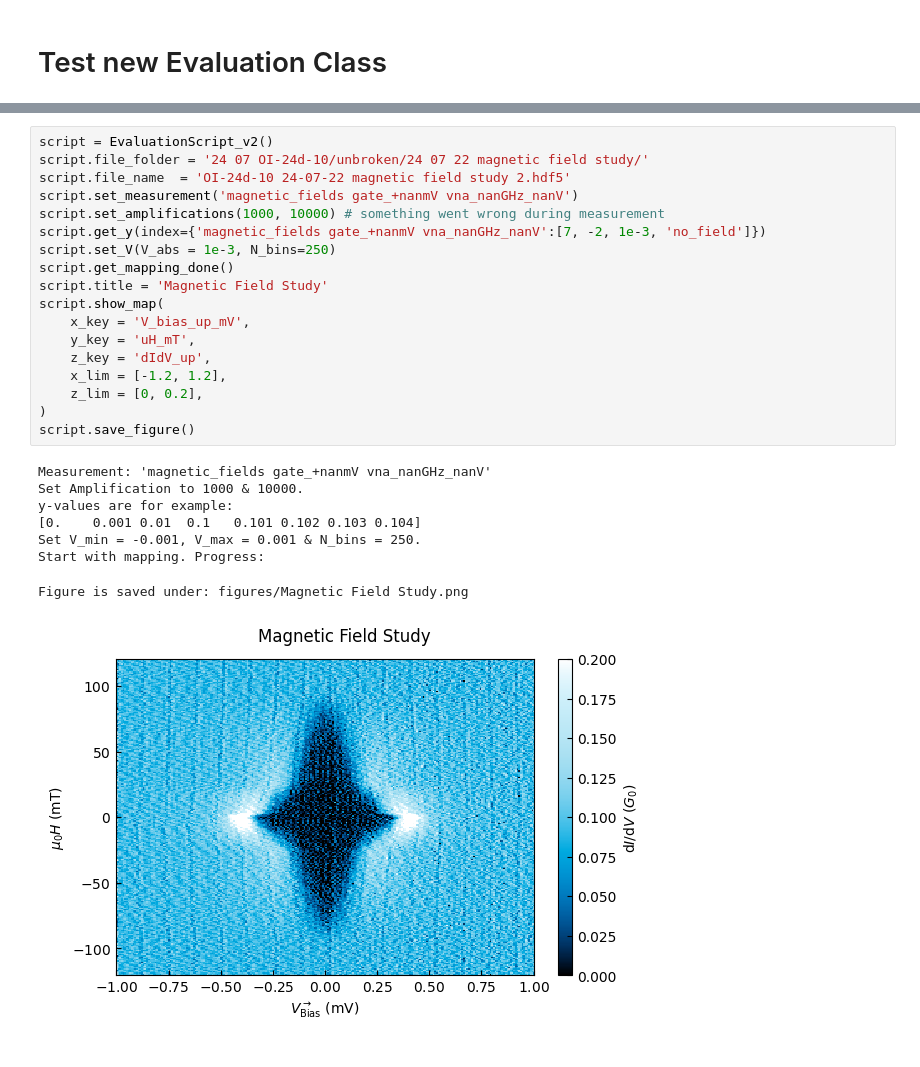
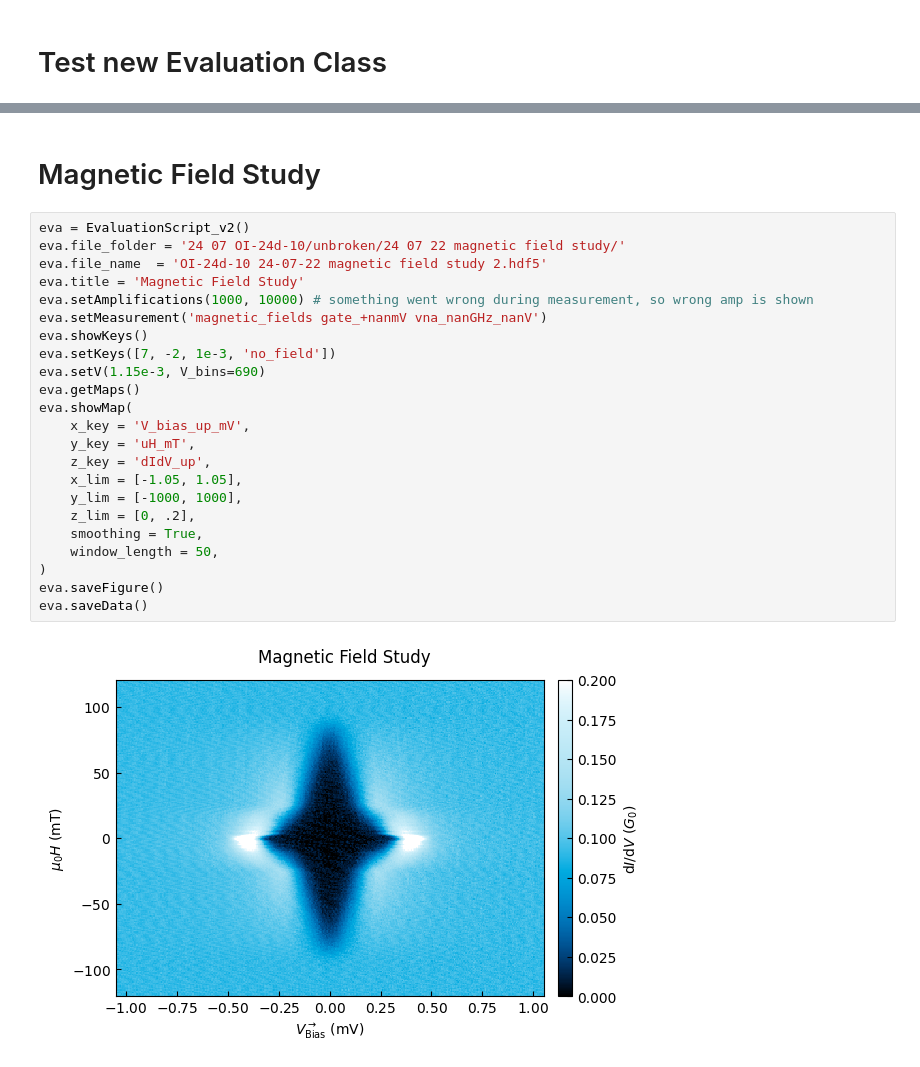
Before and after one commit to schmampf/p5control-bluefors-evaluation, a Jupyter notebook: 24 07 OI-24d-10/unbroken/magnetic field studies.ipynb, the cells around one changed output, grey strips where cells are left out. Saved outputs shown, nothing was run; the diff lists cells and outputs as text.

Commit message:
evaluated magnetic field correctly

```diff
--- a/24 07 OI-24d-10/unbroken/magnetic field studies.ipynb
+++ b/24 07 OI-24d-10/unbroken/magnetic field studies.ipynb
@@ -16,27 +56,27 @@ from utilities import EvaluationScript_v2
+# %% [markdown]
+# Magnetic Field Study
 # %%
-script = EvaluationScript_v2()
-script.file_folder = '24 07 OI-24d-10/unbroken/24 07 22 magnetic field study/'
-script.file_name  = 'OI-24d-10 24-07-22 magnetic field study 2.hdf5'
-script.set_measurement('magnetic_fields gate_+nanmV vna_nanGHz_nanV')
-script.set_amplifications(1000, 10000) # something went wrong during measurement
-script.get_y(index={'magnetic_fields gate_+nanmV vna_nanGHz_nanV':[7, -2, 1e-3, 'no_field']})
-script.set_V(V_abs = 1e-3, N_bins=250)
-script.get_mapping_done()
-script.title = 'Magnetic Field Study'
-script.show_map(
+eva = EvaluationScript_v2()
+eva.file_folder = '24 07 OI-24d-10/unbroken/24 07 22 magnetic field study/'
+eva.file_name  = 'OI-24d-10 24-07-22 magnetic field study 2.hdf5'
+eva.title = 'Magnetic Field Study'
+eva.setAmplifications(1000, 10000) # something went wrong during measurement, so wrong amp is shown
+eva.setMeasurement('magnetic_fields gate_+nanmV vna_nanGHz_nanV')
+eva.showKeys()
+eva.setKeys([7, -2, 1e-3, 'no_field'])
+eva.setV(1.15e-3, V_bins=690)
+eva.getMaps()
+eva.showMap(
     x_key = 'V_bias_up_mV',
     y_key = 'uH_mT',
     z_key = 'dIdV_up',
-    x_lim = [-1.2, 1.2],
-    z_lim = [0, 0.2],
+    x_lim = [-1.05, 1.05],
+    y_lim = [-1000, 1000],
+    z_lim = [0, .2],
+    smoothing = True,
+    window_length = 50,
 )
-script.save_figure()
+eva.saveFigure()
+eva.saveData()
 # %% [output]
-Measurement: 'magnetic_fields gate_+nanmV vna_nanGHz_nanV'
-Set Amplification to 1000 & 10000.
-y-values are for example:
-[0.    0.001 0.01  0.1   0.101 0.102 0.103 0.104]
-Set V_min = -0.001, V_max = 0.001 & N_bins = 250.
-Start with mapping. Progress:
-Figure is saved under: figures/Magnetic Field Study.png
-[figure, old version]
+[figure, new version]
```
Also changed, not shown: parts of 4 cells of this notebook, 2 other files.
